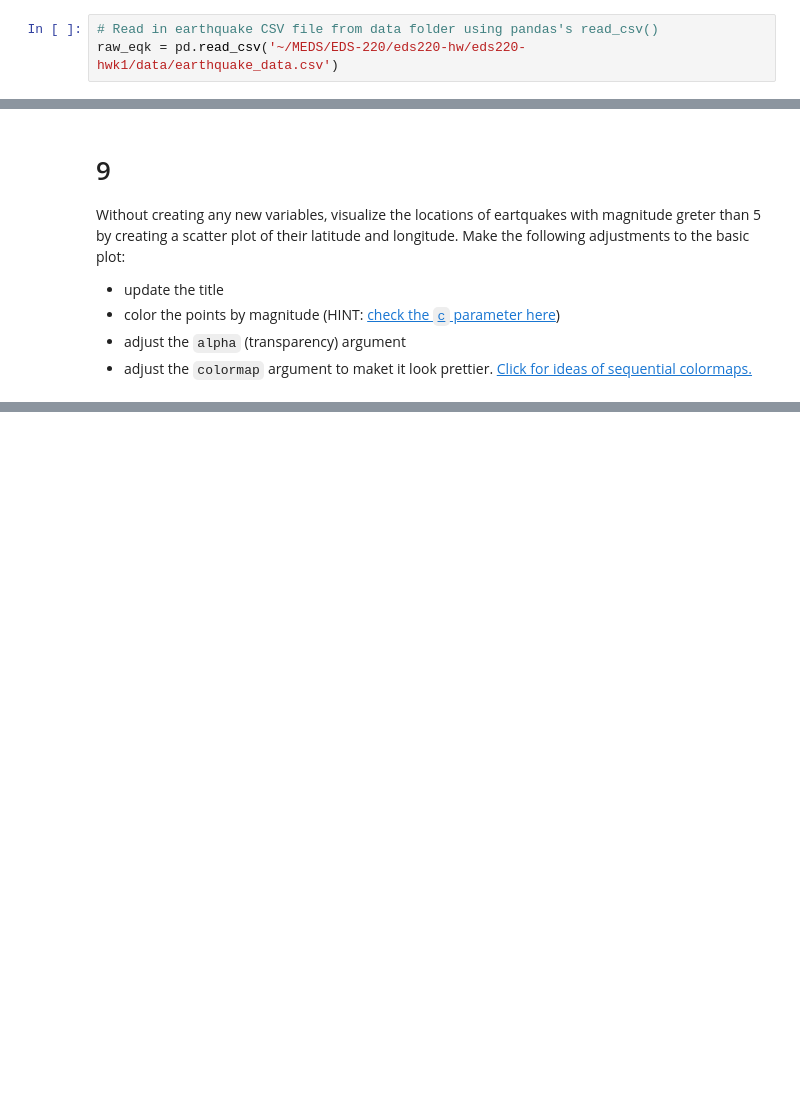
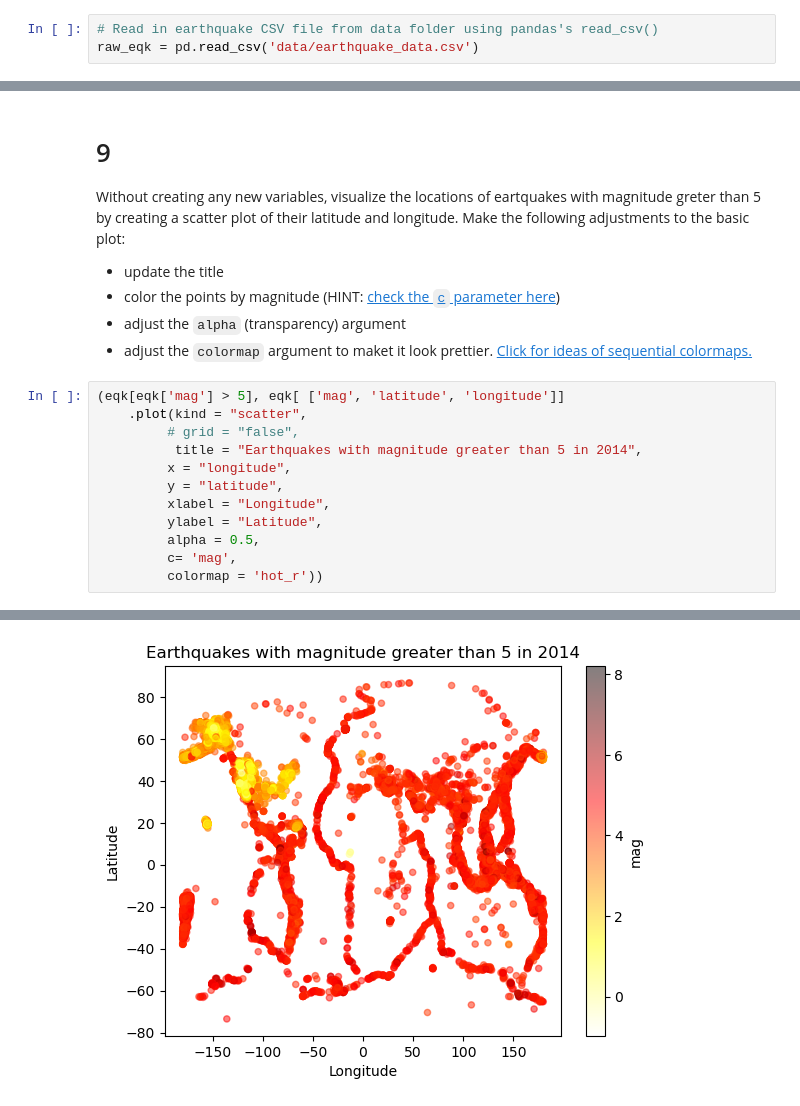
Before and after one commit to katleyq/eds220-hwk1, a Jupyter notebook: hwk1-task3-earthquakes.ipynb, the cells around one changed output, grey strips where cells are left out. Cells and saved outputs as stored; diff of their text form; blank space fills up the shorter version.

Commit message:
fixed colormap on task3 question 9

```diff
--- a/hwk1-task3-earthquakes.ipynb
+++ b/hwk1-task3-earthquakes.ipynb
@@ -51,7 +51,7 @@ b. Use `pd.read_csv()` to import the `earthquake_data.csv` dataset and store it
 import pandas as pd
 # %%
 # Read in earthquake CSV file from data folder using pandas's read_csv()
-raw_eqk = pd.read_csv('~/MEDS/EDS-220/eds220-hw/eds220-hwk1/data/earthquake_data.csv')
+raw_eqk = pd.read_csv('data/earthquake_data.csv')
 # %% [markdown]
 <!-- END QUESTION -->
 
@@ -241,3 +263,16 @@ Without creating any new variables, visualize the locations of eartquakes with m
 - color the points by magnitude (HINT: [check the `c` parameter here](https://pandas.pydata.org/pandas-docs/stable/reference/api/pandas.DataFrame.plot.scatter.html))
 - adjust the `alpha` (transparency) argument
 - adjust the `colormap` argument to maket it look prettier. [Click for ideas of sequential colormaps.](https://matplotlib.org/stable/users/explain/colors/colormaps.html)
+# %%
+(eqk[eqk['mag'] > 5], eqk[ ['mag', 'latitude', 'longitude']]
+    .plot(kind = "scatter",
+         # grid = "false",
+          title = "Earthquakes with magnitude greater than 5 in 2014",
+         x = "longitude",
+         y = "latitude",
+         xlabel = "Longitude",
+         ylabel = "Latitude",
+         alpha = 0.5,
+         c= 'mag',
+         colormap = 'hot_r'))
+# %% [output]
@@ -244,2 +296,3 @@ Without creating any new variables, visualize the locations of eartquakes with m
+[figure, added]
 # %% [markdown]
 <!-- END QUESTION -->
```
Also changed, not shown: parts of 9 cells of this notebook, 1 other file.
